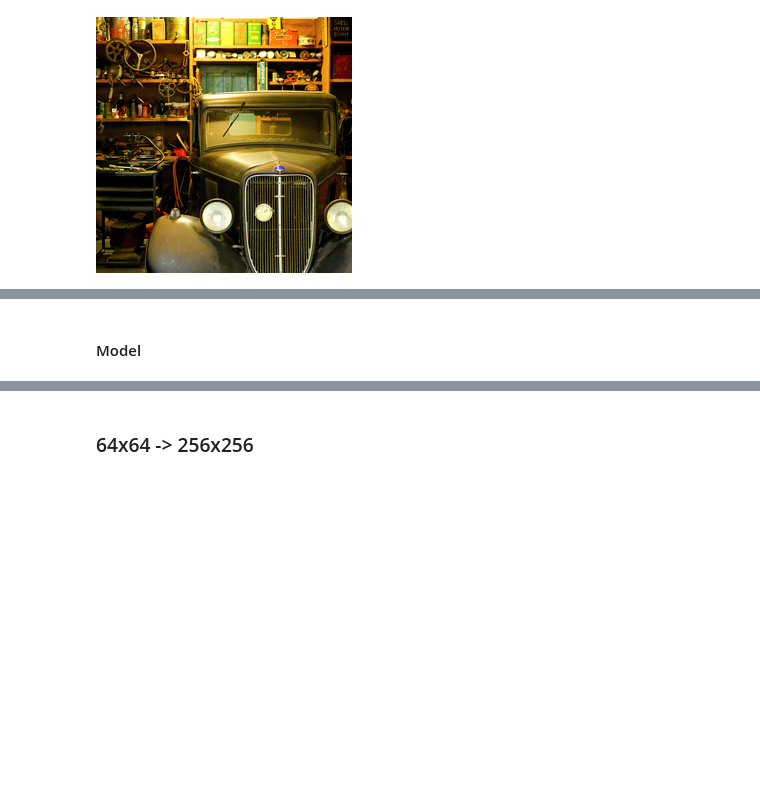
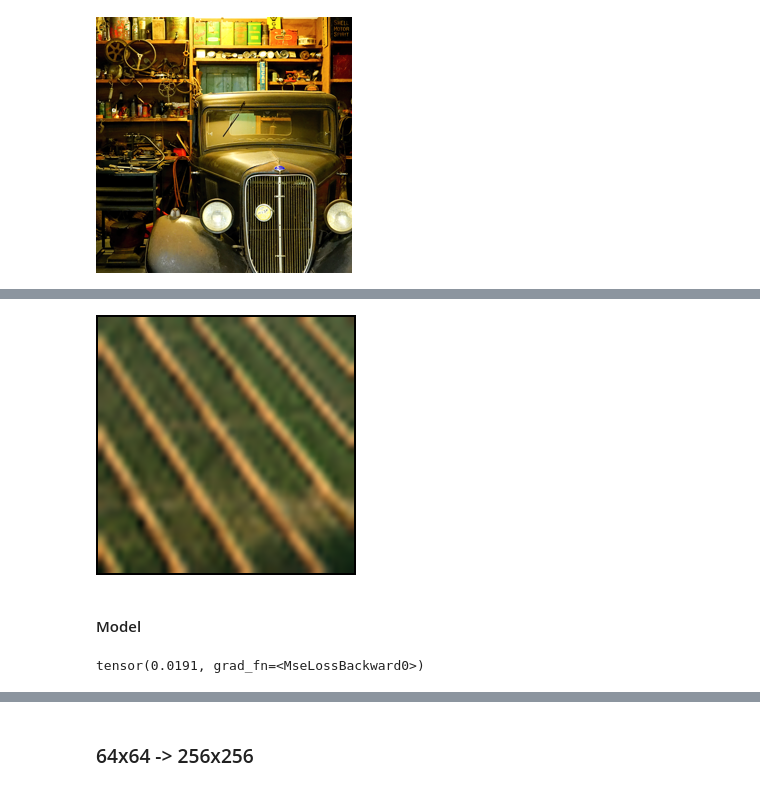
Before and after one commit to kzkwoka/sigk-1, a Jupyter notebook: results.ipynb, the cells around one changed output, grey strips where cells are left out. Cells and saved outputs as stored; diff of their text form; code cells hidden in the pictures; blank space fills up the shorter version.

```diff
--- a/results.ipynb
+++ b/results.ipynb
@@ -83,2 +87,8 @@ original
+# %%
+r = cv2.resize(np.array(valid_dataset[-4][0]), (256, 256), interpolation=cv2.INTER_CUBIC)
+p = Image.fromarray(cv2.copyMakeBorder(r, 2, 2, 2, 2, cv2.BORDER_CONSTANT, value=[0, 0, 0]))
+p
+# %% [output]
+[figure, added]
 # %% [markdown]
 #### Model
@@ -84,0 +134,4 @@ original
+# %%
+torch.nn.functional.mse_loss(out, sample[1])
+# %% [output]
+tensor(0.0191, grad_fn=<MseLossBackward0>)
```
Also changed, not shown: parts of 18 cells of this notebook.
